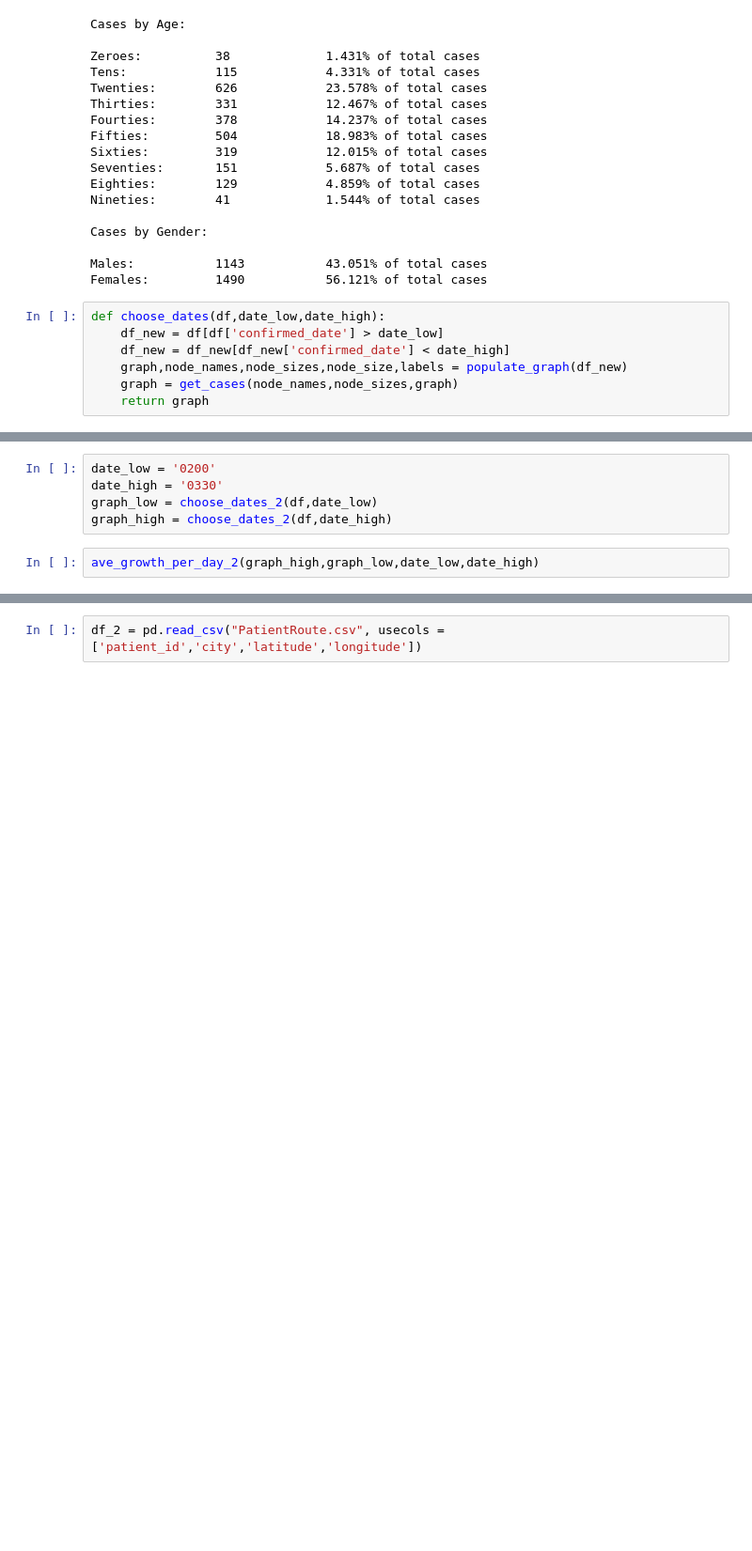
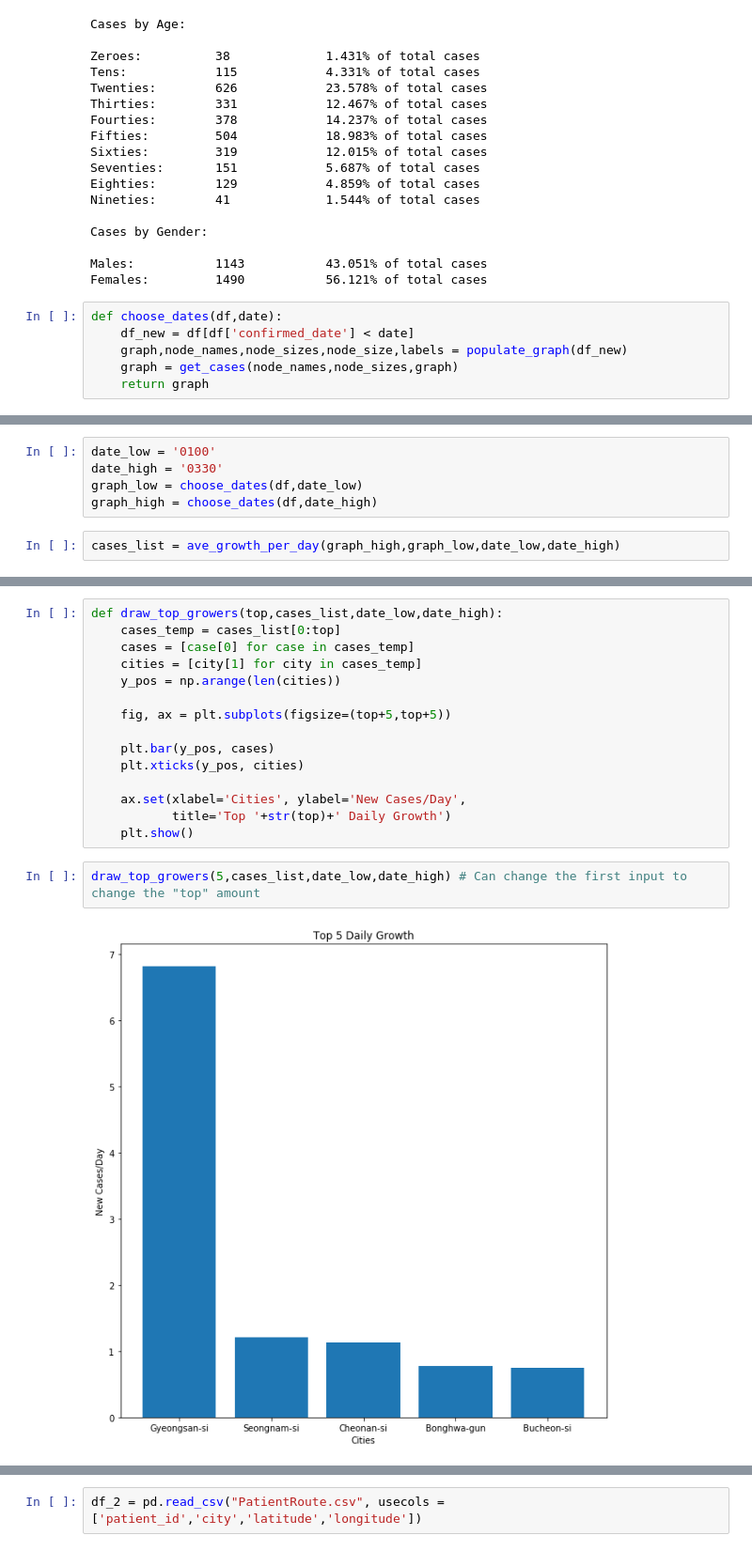
Before and after one commit to Roarkeyboy/COVID-19, a Jupyter notebook: COVID-19.ipynb, the cells around one changed output, grey strips where cells are left out. Shown at 94% size. Cells and saved outputs as stored; diff of their text form; blank space fills up the shorter version.

Commit message:
added bar plot for top growing cities

```diff
--- a/COVID-19.ipynb
+++ b/COVID-19.ipynb
@@ -434,9 +426,8 @@ Cases by Gender:
 Males:           1143           43.051% of total cases
 Females:         1490           56.121% of total cases
 # %%
-def choose_dates(df,date_low,date_high):
-    df_new = df[df['confirmed_date'] > date_low]
-    df_new = df_new[df_new['confirmed_date'] < date_high]
+def choose_dates(df,date):
+    df_new = df[df['confirmed_date'] < date]
     graph,node_names,node_sizes,node_size,labels = populate_graph(df_new)
     graph = get_cases(node_names,node_sizes,graph)
     return graph
@@ -532,8 +483,8 @@ def ave_growth_per_day_2(g,g_2,date_low,date_high): # Change of final amount fro
 # %%
-date_low = '0200'
+date_low = '0100'
 date_high = '0330'
-graph_low = choose_dates_2(df,date_low)
-graph_high = choose_dates_2(df,date_high)
+graph_low = choose_dates(df,date_low)
+graph_high = choose_dates(df,date_high)
 # %%
-ave_growth_per_day_2(graph_high,graph_low,date_low,date_high)
+cases_list = ave_growth_per_day(graph_high,graph_low,date_low,date_high)
 # %% [output]
@@ -577,0 +508,19 @@ Max daily growth of 10.2 at Gyeongsan-si
+# %%
+def draw_top_growers(top,cases_list,date_low,date_high):
+    cases_temp = cases_list[0:top]
+    cases = [case[0] for case in cases_temp]
+    cities = [city[1] for city in cases_temp]
+    y_pos = np.arange(len(cities))
+
+    fig, ax = plt.subplots(figsize=(top+5,top+5))
+
+    plt.bar(y_pos, cases)
+    plt.xticks(y_pos, cities)
+
+    ax.set(xlabel='Cities', ylabel='New Cases/Day',
+           title='Top '+str(top)+' Daily Growth')
+    plt.show()
+# %%
+draw_top_growers(5,cases_list,date_low,date_high) # Can change the first input to change the "top" amount
+# %% [output]
+[figure, added]
```
Also changed, not shown: parts of 12 cells of this notebook, 2 other files.
